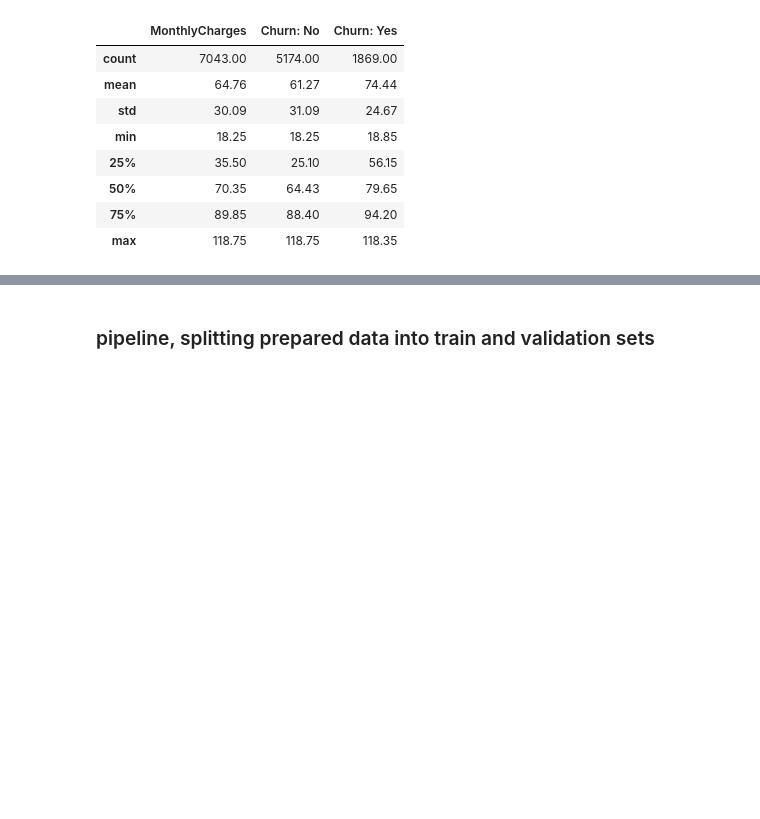
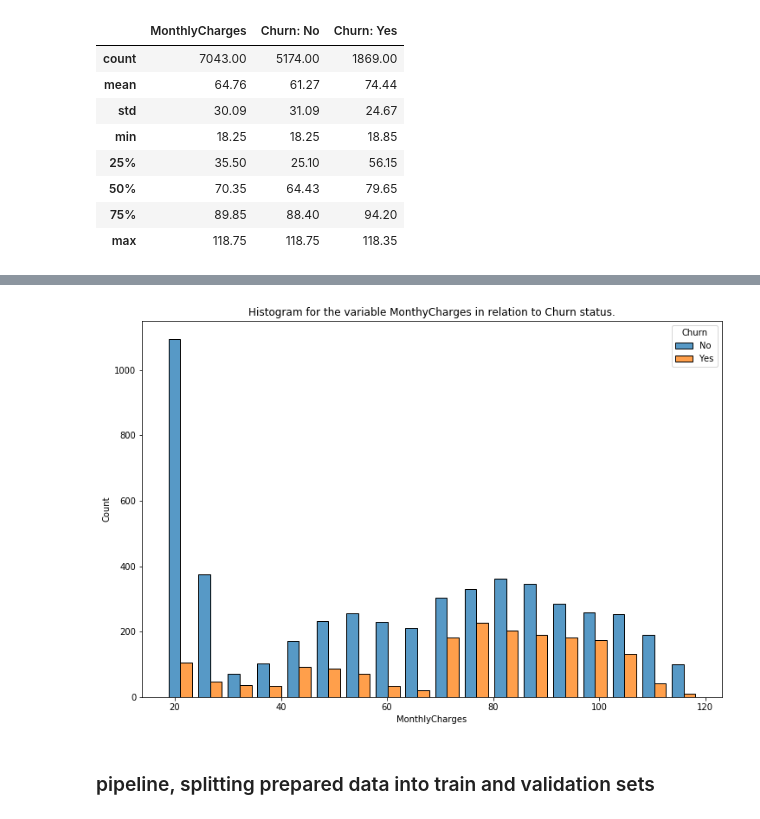
Before and after one commit to infoshareacademy/jdszr6-slytherin_group, a Jupyter notebook: ML_project/mk_scripts/models_comparison.ipynb, the cells around one changed output, grey strips where cells are left out. Drawn from its saved outputs; the diff is of its cells as text; code cells hidden in the pictures; blank space fills up the shorter version.

```diff
--- a/ML_project/mk_scripts/models_comparison.ipynb
+++ b/ML_project/mk_scripts/models_comparison.ipynb
@@ -200,5 +205,11 @@ print("differences in means: {}%\ndifferences in medians: {}%".format(mean_diff,
 differences in means: 21.51%
 differences in medians: 23.63%
+# %%
+fig = plt.figure(figsize=(12,8))
+sns.histplot(data=raw_data, x="MonthlyCharges", hue="Churn", multiple="dodge", shrink=0.8);
+plt.title("Histogram for the variable MonthyCharges in relation to Churn status.");
+# %% [output]
+[figure, added]
 # %% [markdown]
 ### pipeline, splitting prepared data into train and validation sets
 # %%
```
Also changed, not shown: parts of 43 cells of this notebook, 1 other file.
